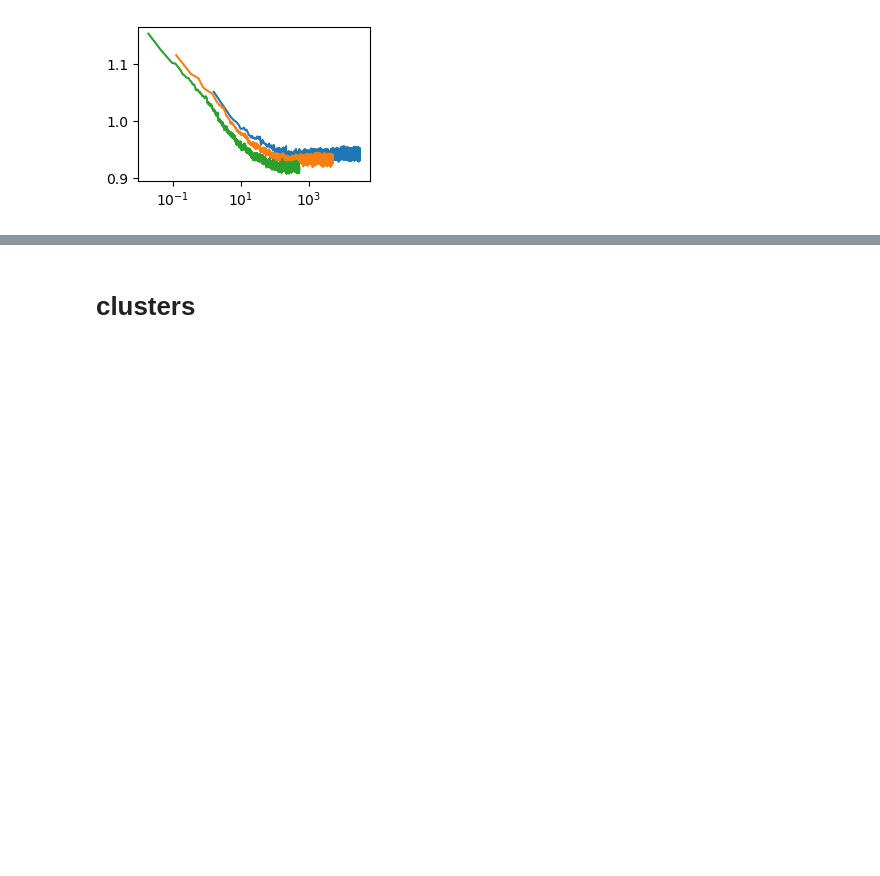
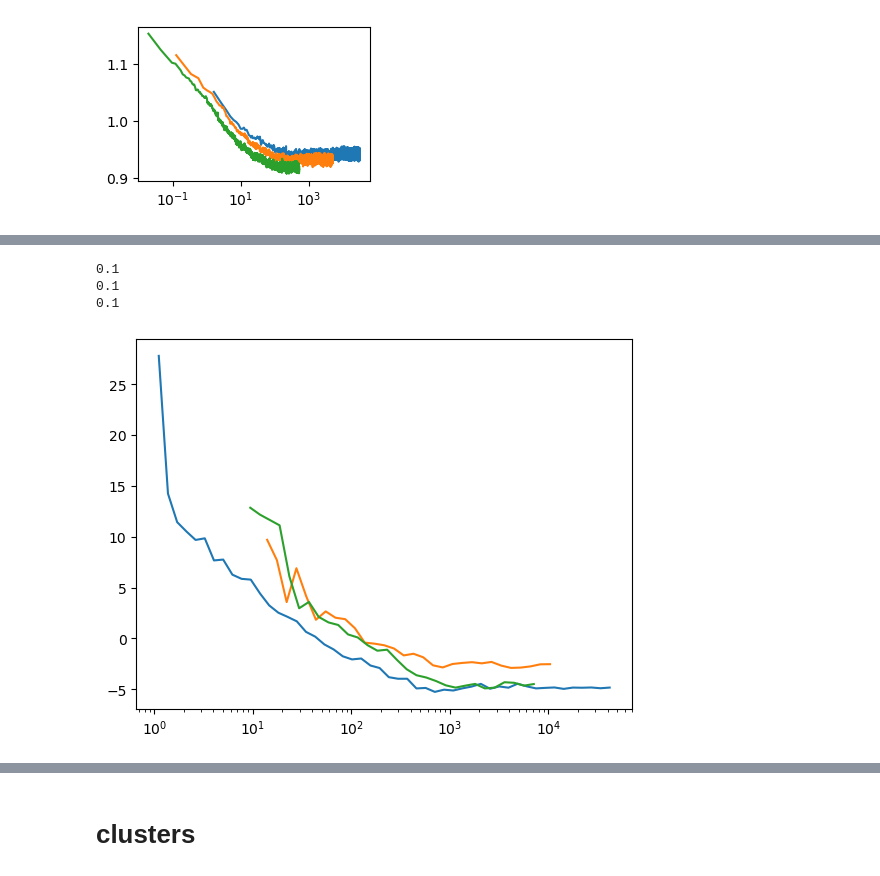
Before and after one commit to HugoLeRoy94/Parallel_gillespie, a Jupyter notebook: Analyze/Analyze_kdiff.ipynb, the cells around one changed output, grey strips where cells are left out. Saved outputs shown, nothing was run; the diff lists cells and outputs as text; code cells hidden in the pictures; blank space fills up the shorter version.

```diff
--- a/Analyze/Analyze_kdiff.ipynb
+++ b/Analyze/Analyze_kdiff.ipynb
@@ -171,4 +212,19 @@ fmax = Fmax(20,10**3,-15)
 {'ell_tot': 1000, 'Energy': -15, 'kdiff': 0.1, 'seed': 523947, 'Nlinker': 20, 'dimension': 3, 'step_tot': 500000, 'check_steps': 5000, 'coarse_grained_step': 1000, 'cluster_max_distance': (3.0,), 'MSD ...
 {'ell_tot': 1000, 'Energy': -15, 'kdiff': 1.0, 'seed': 243827, 'Nlinker': 20, 'dimension': 3, 'step_tot': 100000, 'check_steps': 1000, 'coarse_grained_step': 1000, 'cluster_max_distance': (3.0,), 'MSD ...
+# %%
+print(nrg_kdiff01.attributes['kdiff'])
+print(nrg_kdiff01_1.attributes['kdiff'])
+print(nrg_kdiff01_N30.attributes['kdiff'])
+# %% [output]
+0.1
+0.1
+0.1
+# %%
+plt.plot(nrg_kdiff01.binned_time,nrg_kdiff01.average_data-np.mean(nrg_kdiff01.average_data))
+plt.plot(nrg_kdiff01_1.binned_time,nrg_kdiff01_1.average_data-np.mean(nrg_kdiff01_1.average_data))
+plt.plot(nrg_kdiff01_N30.binned_time,nrg_kdiff01_N30.average_data - np.mean(nrg_kdiff01_N30.average_data))
+plt.xscale('log')
+# %% [output]
+[figure, added]
 # %%
 fig,ax = plt.subplots(figsize = (4,3))
```
Also changed, not shown: parts of 10 cells of this notebook.
